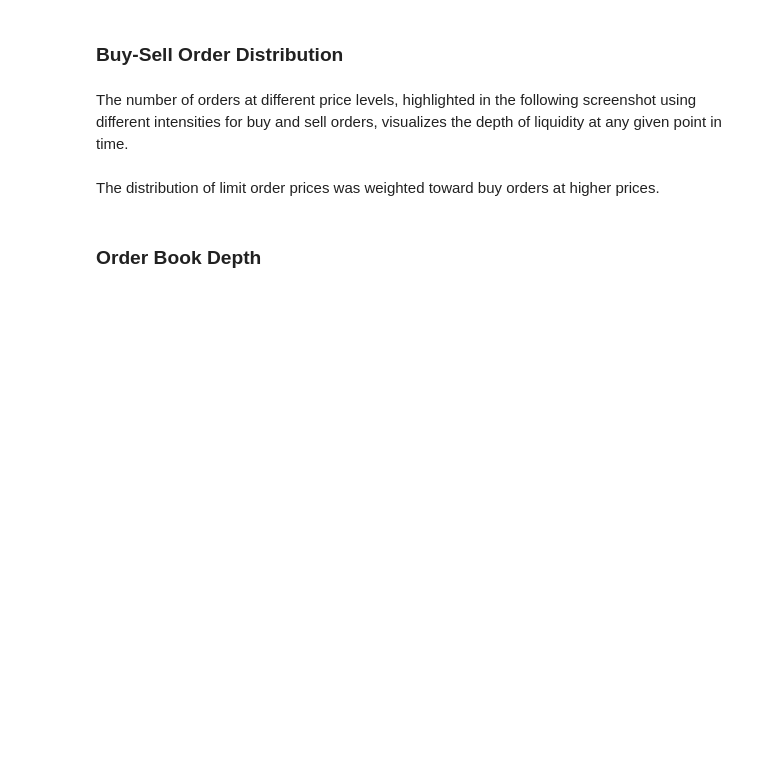
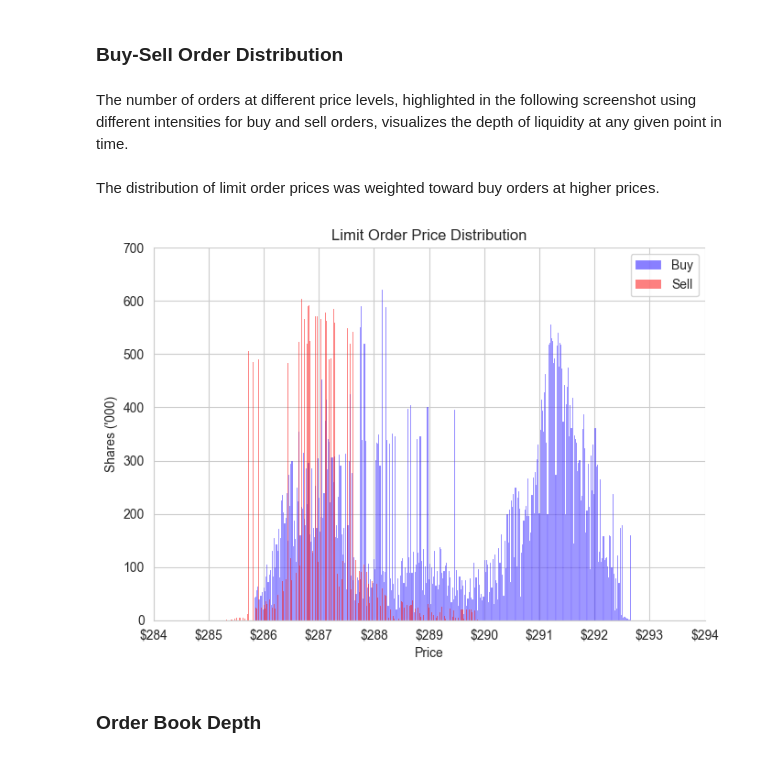
Before and after one commit to Impesud/machine-learning-for-trading, a Jupyter notebook: 02_market_and_fundamental_data/01_NASDAQ_TotalView-ITCH_Order_Book/02_rebuild_nasdaq_order_book.ipynb, the cells around one changed output. Drawn from its saved outputs; the diff is of its cells as text; code cells hidden in the pictures; blank space fills up the shorter version.

Commit message:
Updated codes on the 02_market_and_fundamental_data section

```diff
--- a/02_market_and_fundamental_data/01_NASDAQ_TotalView-ITCH_Order_Book/02_rebuild_nasdaq_order_book.ipynb
+++ b/02_market_and_fundamental_data/01_NASDAQ_TotalView-ITCH_Order_Book/02_rebuild_nasdaq_order_book.ipynb
@@ -33,10 +33,9 @@ def format_time(t):
 # %% [markdown]
 We will store the download in a `data` subdirectory and convert the result to `hdf` format (discussed in the last section of chapter 2).
 # %%
-data_path = Path('../../imports/') # set to e.g. external harddrive
 temp_path = Path('D:/temp/')
-itch_store = str(data_path / 'itch.h5')
-order_book_store = data_path / 'order_book.h5'
+itch_store = str(temp_path / 'itch.h5')
+order_book_store = temp_path / 'order_book.h5'
 date = '12302019'
 # %% [markdown]
 ## Build Order Book
@@ -238,20 +317,32 @@ market_open='0930'
 market_close = '1600'
 # %%
 fig, ax = plt.subplots(figsize=(7,5))
-hist_kws = {'linewidth': 1, 'alpha': .5}
-sns.distplot(buy[buy.price.between(240, 250)].set_index('timestamp').between_time(market_open, market_close).price,
-             ax=ax, label='Buy', kde=False, hist_kws=hist_kws)
-sns.distplot(sell[sell.price.between(240, 250)].set_index('timestamp').between_time(market_open, market_close).price,
-             ax=ax, label='Sell', kde=False, hist_kws=hist_kws)
+# Impesud Note:
+# The distplot() method is deprecated, it must be replaced with displot() or histplot(), as in our case
+# hist_kws = {'linewidth': 1, 'alpha': .5}
+# sns.distplot(buy[buy.price.between(240, 250)].set_index('timestamp').between_time(market_open, market_close).price,
+#             ax=ax, label='Buy', kde=False, hist_kws=hist_kws)
+# sns.distplot(sell[sell.price.between(240, 250)].set_index('timestamp').between_time(market_open, market_close).price,
+#             ax=ax, label='Sell', kde=False, hist_kws=hist_kws)
+sns.histplot(buy[buy.price.between(250, 300)].set_index('timestamp').between_time(market_open, market_close).price, ax=ax, legend="Buy",
+             kde=False, alpha=0.5, color= '#1500ff', kde_kws=dict(linewidth=1))
+sns.histplot(sell[sell.price.between(250, 300)].set_index('timestamp').between_time(market_open, market_close).price, ax=ax, legend="Sell",
+             kde=False, alpha=0.5, color= '#fc0303', kde_kws=dict(linewidth=1))
 
-ax.legend(fontsize=10)
+ax.legend(['Buy', 'Sell'], fontsize='10')
 ax.set_title('Limit Order Price Distribution')
+# Impesud Note:
+# Added set_xsticks() and set_ysticks() methods to avoid the warning/bug
+ax.set_yticks(ax.get_yticks().tolist())
 ax.set_yticklabels([f'{int(y/1000):,}' for y in ax.get_yticks().tolist()])
+ax.set_xticks(ax.get_xticks().tolist())
 ax.set_xticklabels([f'${int(x):,}' for x in ax.get_xticks().tolist()])
 ax.set_xlabel('Price')
 ax.set_ylabel('Shares (\'000)')
 sns.despine()
 fig.tight_layout();
+# %% [output]
+[figure, added]
 # %% [markdown]
 ### Order Book Depth
 # %%
```
Also changed, not shown: parts of 13 cells of this notebook, 2 other files.
